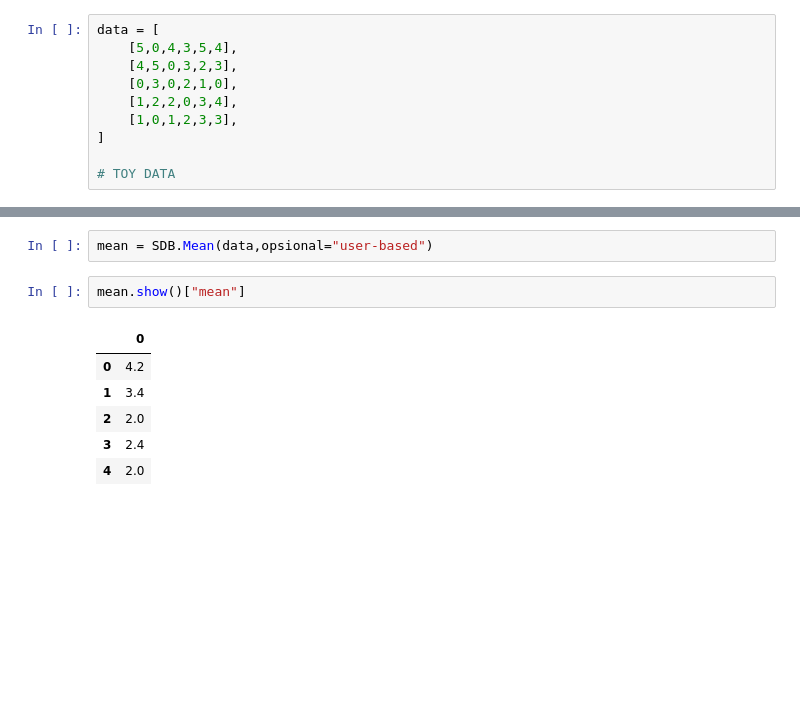
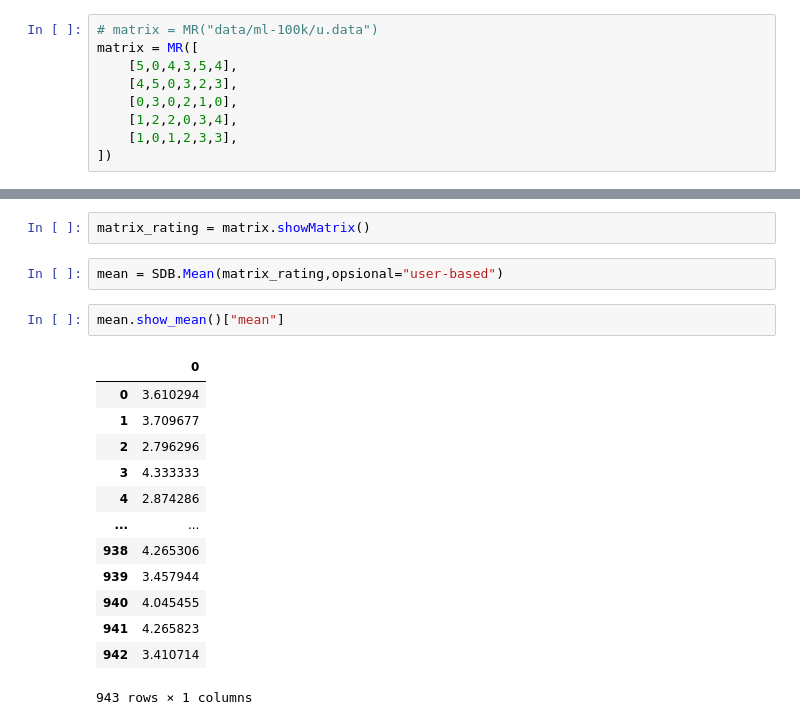
Before and after one commit to DimasDliyaurR/Hybrid-Collaborative-Filtering-HCF, a Jupyter notebook: main.ipynb, the cells around one changed output, grey strips where cells are left out. Cells and saved outputs as stored; diff of their text form; blank space fills up the shorter version.

```diff
--- a/main.ipynb
+++ b/main.ipynb
@@ -5,10 +9,9 @@ import hybrid as h
 # %%
-data = [
+# matrix = MR("data/ml-100k/u.data")
+matrix = MR([
     [5,0,4,3,5,4],
     [4,5,0,3,2,3],
     [0,3,0,2,1,0],
     [1,2,2,0,3,4],
     [1,0,1,2,3,3],
-]
-
-# TOY DATA
+])
@@ -15,12 +28,21 @@ data = [
+# %%
+matrix_rating = matrix.showMatrix()
 # %%
-mean = SDB.Mean(data,opsional="user-based")
+mean = SDB.Mean(matrix_rating,opsional="user-based")
 # %%
-mean.show()["mean"]
+mean.show_mean()["mean"]
 # %% [output]
 |  | 0 |
-| 0 | 4.2 |
-| 1 | 3.4 |
-| 2 | 2.0 |
-| 3 | 2.4 |
-| 4 | 2.0 |
+| 0 | 3.610294 |
+| 1 | 3.709677 |
+| 2 | 2.796296 |
+| 3 | 4.333333 |
+| 4 | 2.874286 |
+| ... | ... |
+| 938 | 4.265306 |
+| 939 | 3.457944 |
+| 940 | 4.045455 |
+| 941 | 4.265823 |
+| 942 | 3.410714 |
+943 rows × 1 columns
 # %%
```
Also changed, not shown: parts of 32 cells of this notebook, 48 other files.
